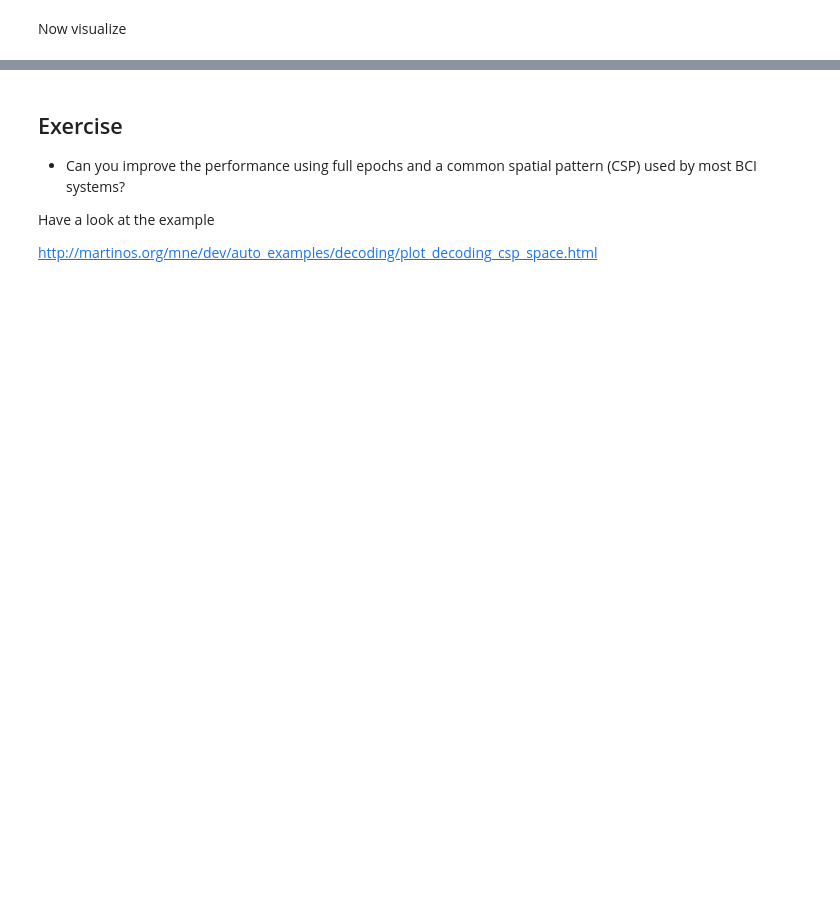
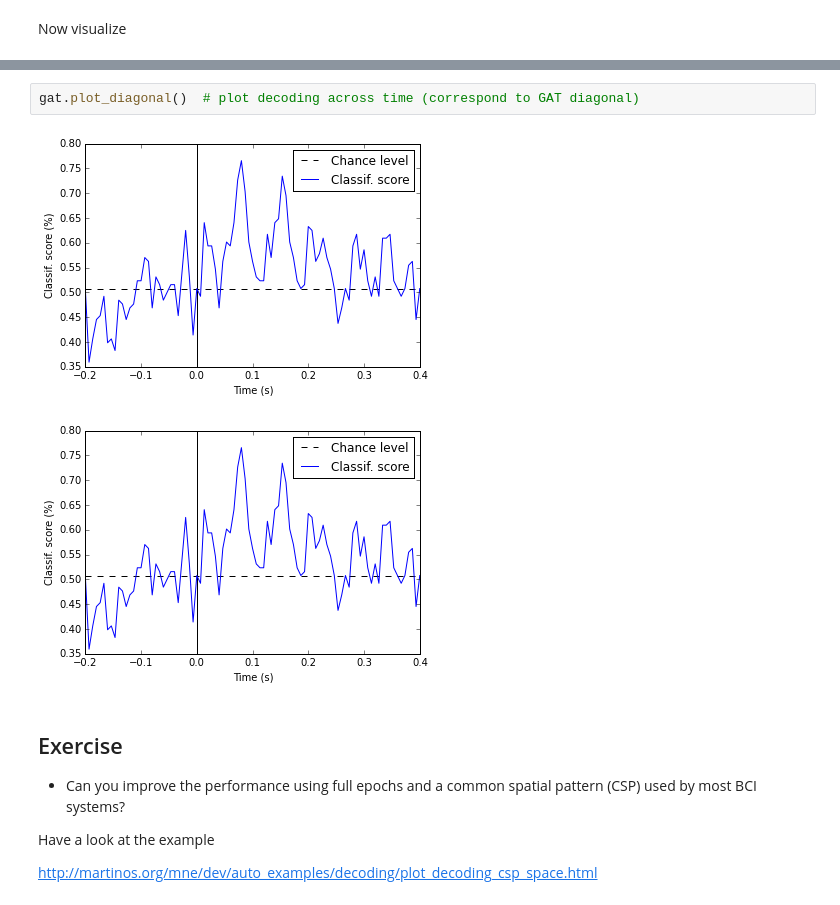
Before and after one commit to mne-tools/mne-python-notebooks, a Jupyter notebook: 5-MNE_decoding_multivariate_statistics.ipynb, the cells around one changed output, grey strips where cells are left out. Drawn from its saved outputs; the diff is of its cells as text; blank space fills up the shorter version.

```diff
--- a/5-MNE_decoding_multivariate_statistics.ipynb
+++ b/5-MNE_decoding_multivariate_statistics.ipynb
@@ -269,3 +268,8 @@ plt.title('Decoding (%s vs. %s)' % tuple(event_id.keys()));
+# %%
+gat.plot_diagonal()  # plot decoding across time (correspond to GAT diagonal)
+# %% [output]
+[figure, added]
+[figure, added]
 # %% [markdown]
 ## Exercise
 
```
Also changed, not shown: parts of 16 cells of this notebook.
